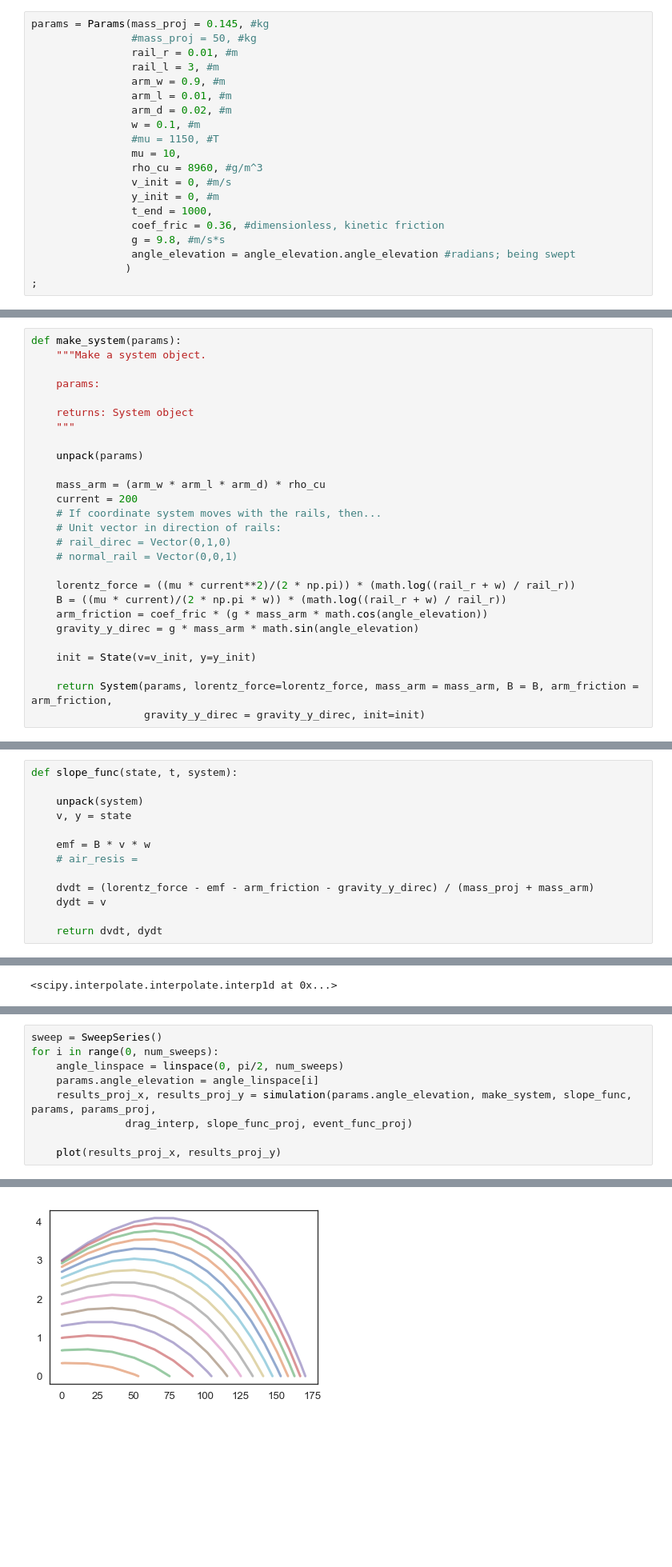
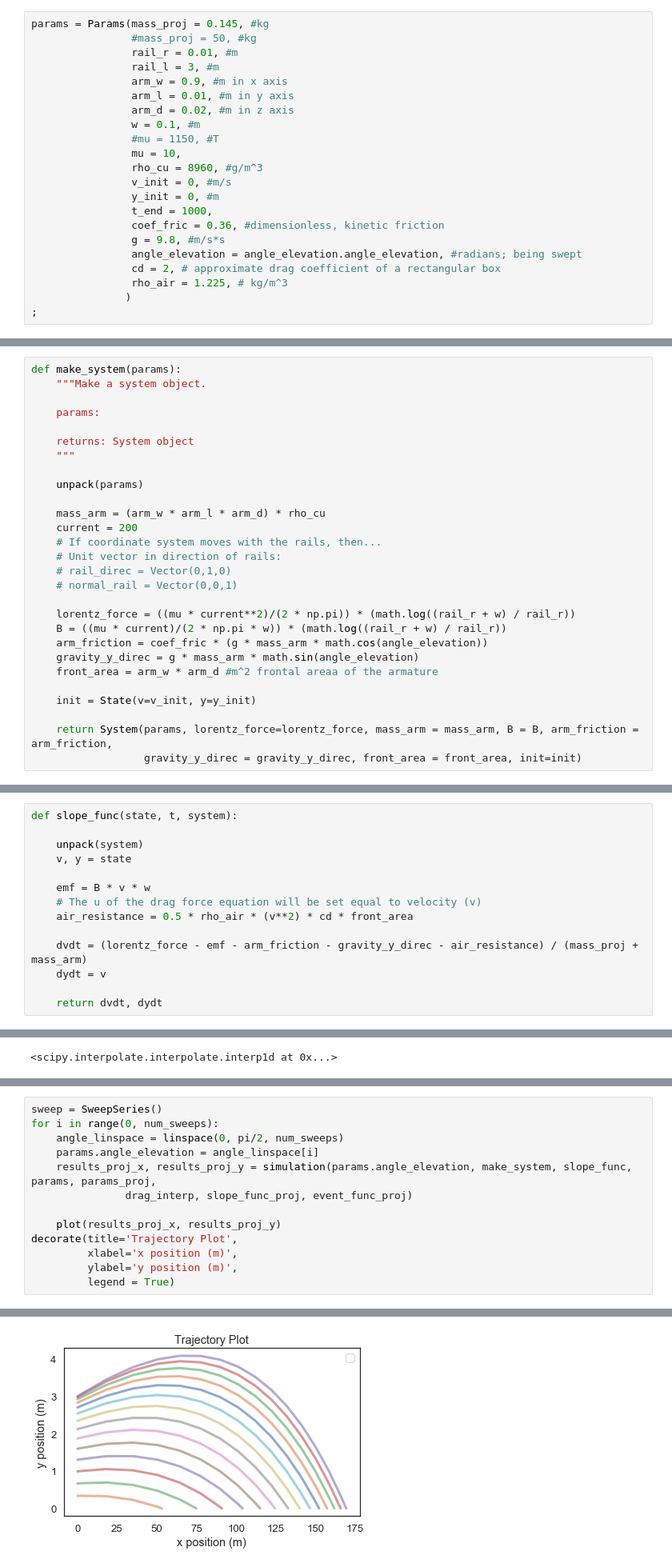
Before and after one commit to duncanmazza/ModSimPy, a Jupyter notebook: code/railgun_model.ipynb, the cells around one changed output, grey strips where cells are left out. Shown: that part at 80% size. Cells and saved outputs as stored; diff of their text form; blank space fills up the shorter version.

```diff
--- a/code/railgun_model.ipynb
+++ b/code/railgun_model.ipynb
@@ -31,9 +40,9 @@ params = Params(mass_proj = 0.145, #kg
                 #mass_proj = 50, #kg
                 rail_r = 0.01, #m
                 rail_l = 3, #m
-                arm_w = 0.9, #m
-                arm_l = 0.01, #m
-                arm_d = 0.02, #m
+                arm_w = 0.9, #m in x axis
+                arm_l = 0.01, #m in y axis
+                arm_d = 0.02, #m in z axis
                 w = 0.1, #m
                 #mu = 1150, #T
                 mu = 10,
@@ -43,7 +52,9 @@ params = Params(mass_proj = 0.145, #kg
                 t_end = 1000,
                 coef_fric = 0.36, #dimensionless, kinetic friction
                 g = 9.8, #m/s*s
-                angle_elevation = angle_elevation.angle_elevation #radians; being swept
+                angle_elevation = angle_elevation.angle_elevation, #radians; being swept
+                cd = 2, # approximate drag coefficient of a rectangular box
+                rho_air = 1.225, # kg/m^3
                )
 ;
 # %% [output]
@@ -70,11 +81,12 @@ def make_system(params):
     B = ((mu * current)/(2 * np.pi * w)) * (math.log((rail_r + w) / rail_r))
     arm_friction = coef_fric * (g * mass_arm * math.cos(angle_elevation))
     gravity_y_direc = g * mass_arm * math.sin(angle_elevation)
+    front_area = arm_w * arm_d #m^2 frontal areaa of the armature
 
     init = State(v=v_init, y=y_init)
 
     return System(params, lorentz_force=lorentz_force, mass_arm = mass_arm, B = B, arm_friction = arm_friction,
-                  gravity_y_direc = gravity_y_direc, init=init)
+                  gravity_y_direc = gravity_y_direc, front_area = front_area, init=init)
 # %%
 system = make_system(params);
 # %%
@@ -84,9 +96,10 @@ def slope_func(state, t, system):
     v, y = state
 
     emf = B * v * w
-    # air_resis =
+    # The u of the drag force equation will be set equal to velocity (v)
+    air_resistance = 0.5 * rho_air * (v**2) * cd * front_area
 
-    dvdt = (lorentz_force - emf - arm_friction - gravity_y_direc) / (mass_proj + mass_arm)
+    dvdt = (lorentz_force - emf - arm_friction - gravity_y_direc - air_resistance) / (mass_proj + mass_arm)
     dydt = v
 
     return dvdt, dydt
@@ -311,29 +307,33 @@ def simulation(angle_elevation, make_system, slope_func, params, params_proj, dr
 # %%
 sweep = SweepSeries()
 for i in range(0, num_sweeps):
     angle_linspace = linspace(0, pi/2, num_sweeps)
     params.angle_elevation = angle_linspace[i]
     results_proj_x, results_proj_y = simulation(params.angle_elevation, make_system, slope_func, params, params_proj,
                drag_interp, slope_func_proj, event_func_proj)
 
     plot(results_proj_x, results_proj_y)
+decorate(title='Trajectory Plot',
+         xlabel='x position (m)',
+         ylabel='y position (m)',
+         legend = True)
 # %% [output]
 0.0
 0.1121997376282069
 0.2243994752564138
 0.3365992128846207
 0.4487989505128276
 0.5609986881410345
 0.6731984257692414
 0.7853981633974483
 0.8975979010256552
 1.009797638653862
 1.121997376282069
 1.2341971139102759
 1.3463968515384828
 1.4585965891666897
 1.5707963267948966
-[figure, old version]
+[figure, new version]
 # %%
 for i in range(0, num_sweeps):
     plot(sweep.x[i], sweep.y[i])
```
Also changed, not shown: parts of 12 cells of this notebook.
